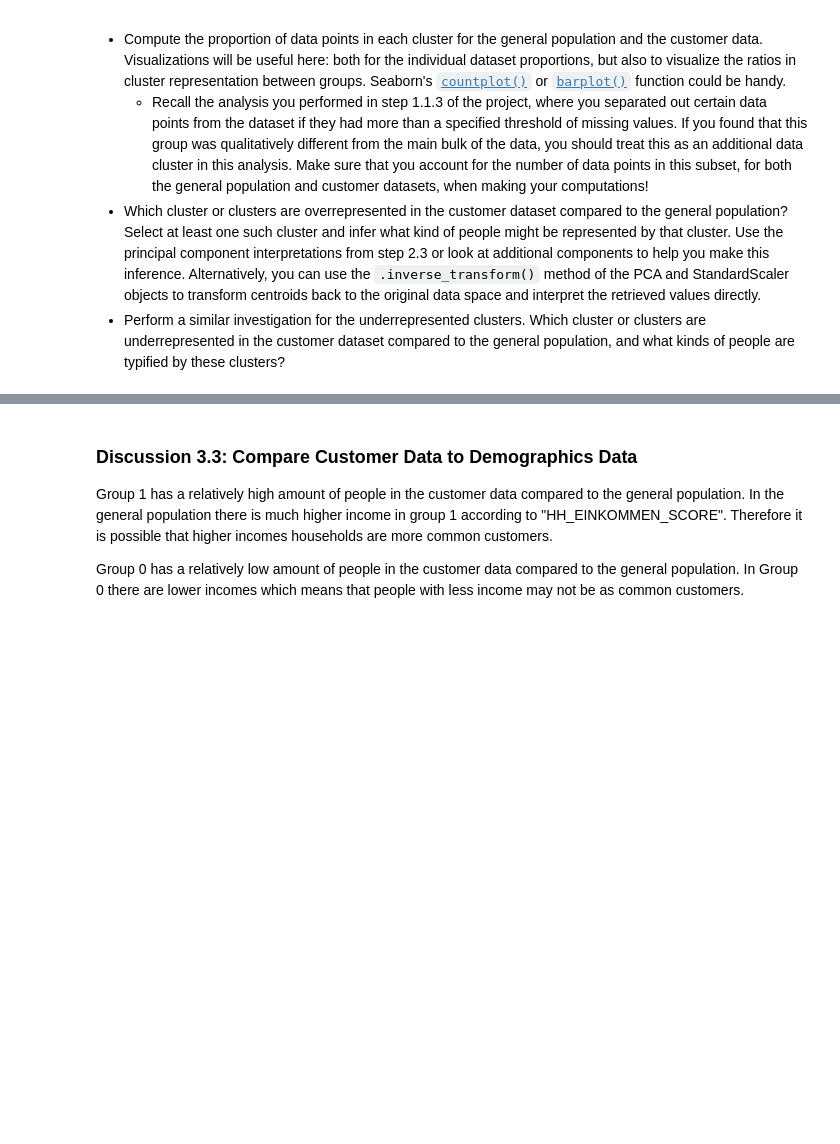
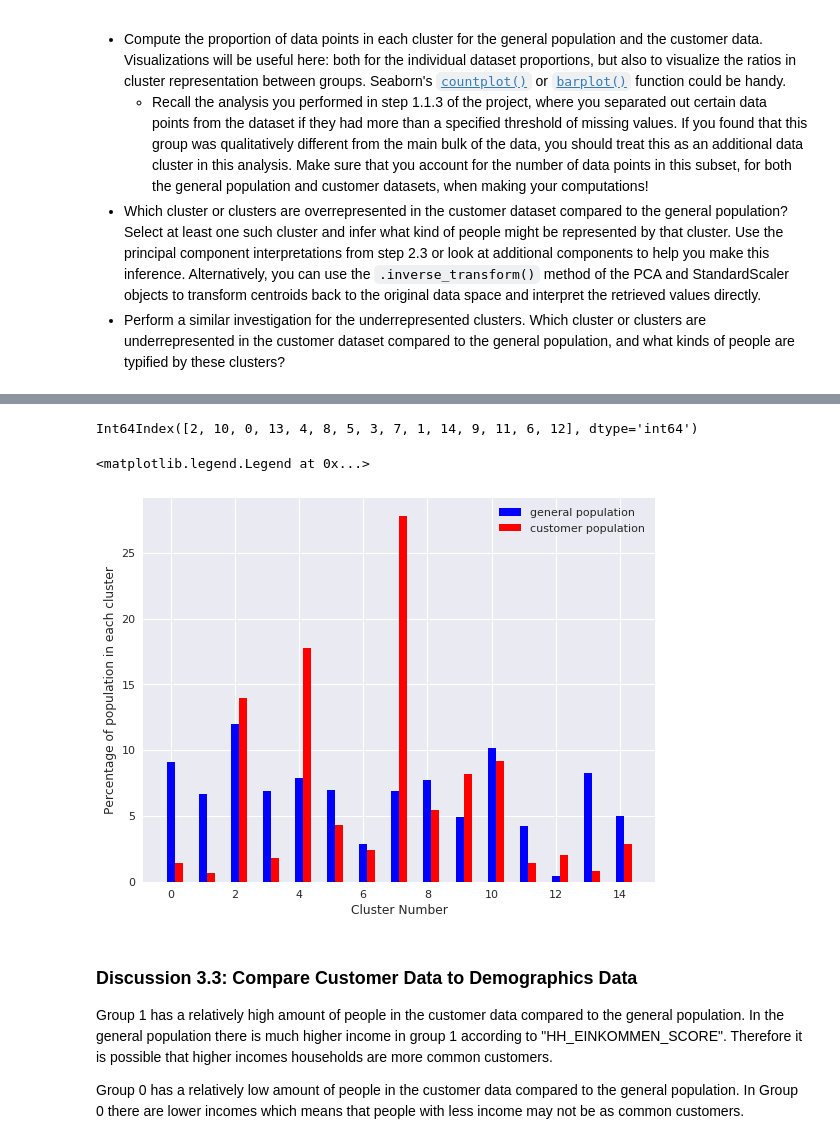
Before and after one commit to jeremymcit/Udacity, a Jupyter notebook: Identify_Customer_Segments.ipynb, the cells around one changed output, grey strips where cells are left out. Cells and saved outputs as stored; diff of their text form; code cells hidden in the pictures; blank space fills up the shorter version.

```diff
--- a/Identify_Customer_Segments.ipynb
+++ b/Identify_Customer_Segments.ipynb
@@ -1166,4 +1250,26 @@ max           1.021344
 Name: HH_EINKOMMEN_SCORE, dtype: float64
+# %%
+print(pd.Series(fifteen_cluster_kmeans.labels_).value_counts(normalize=True).index)
+# %% [output]
+Int64Index([2, 10, 0, 13, 4, 8, 5, 3, 7, 1, 14, 9, 11, 6, 12], dtype='int64')
+# %%
+fig = plt.figure(figsize=(8, 6), dpi=80)
+axes = fig.add_axes([0.1, 0.1, 0.8, 0.8])
+customer_clusters = pd.Series(fifteen_cluster_kmeans_customer_data).value_counts(normalize=True)*100
+general_clusters = pd.Series(fifteen_cluster_kmeans.labels_).value_counts(normalize=True)*100
+general_clusters = pd.DataFrame({"general population": general_clusters})
+customer_clusters = pd.DataFrame({"customer population": customer_clusters})
+general_clusters = general_clusters.sort_index()
+customer_clusters = customer_clusters.sort_index()
+all_data = general_clusters.join(customer_clusters)
+axes.bar(all_data.index, all_data["general population"], color = 'b', width = 0.25)
+axes.bar(all_data.index + .25, all_data["customer population"], color = 'r', width = 0.25)
+axes.set_ylabel("Percentage of population in each cluster")
+axes.set_xlabel("Cluster Number")
+axes.legend(['general population', 'customer population'])
+# %% [output]
+<matplotlib.legend.Legend at 0x...>
+[figure, added]
 # %% [markdown]
 ### Discussion 3.3: Compare Customer Data to Demographics Data
 
```
Also changed, not shown: parts of 14 cells of this notebook.
